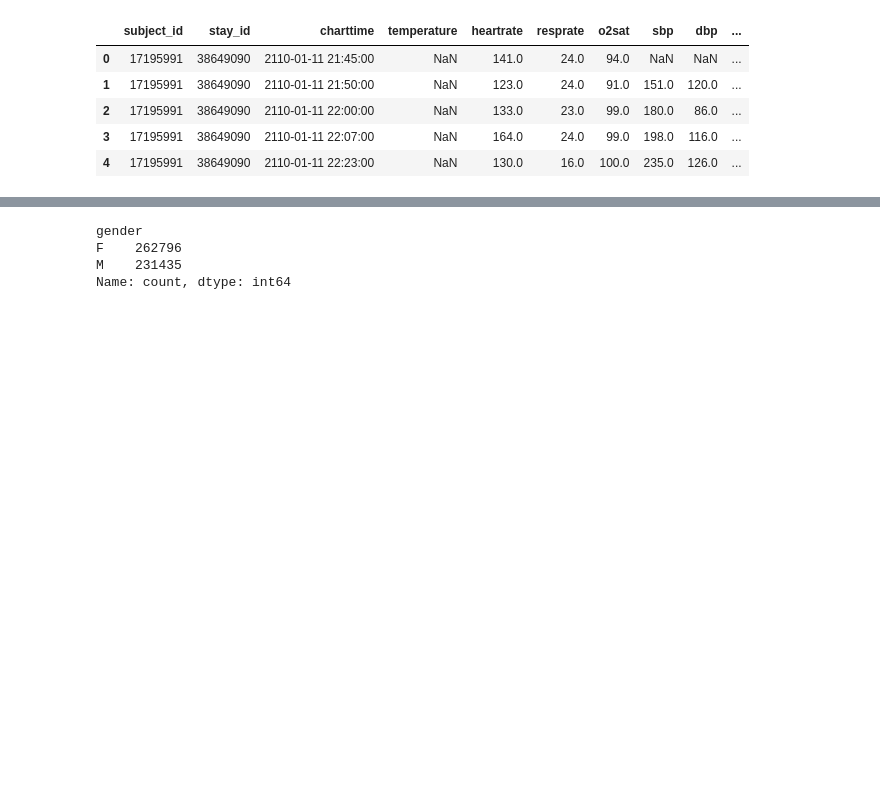
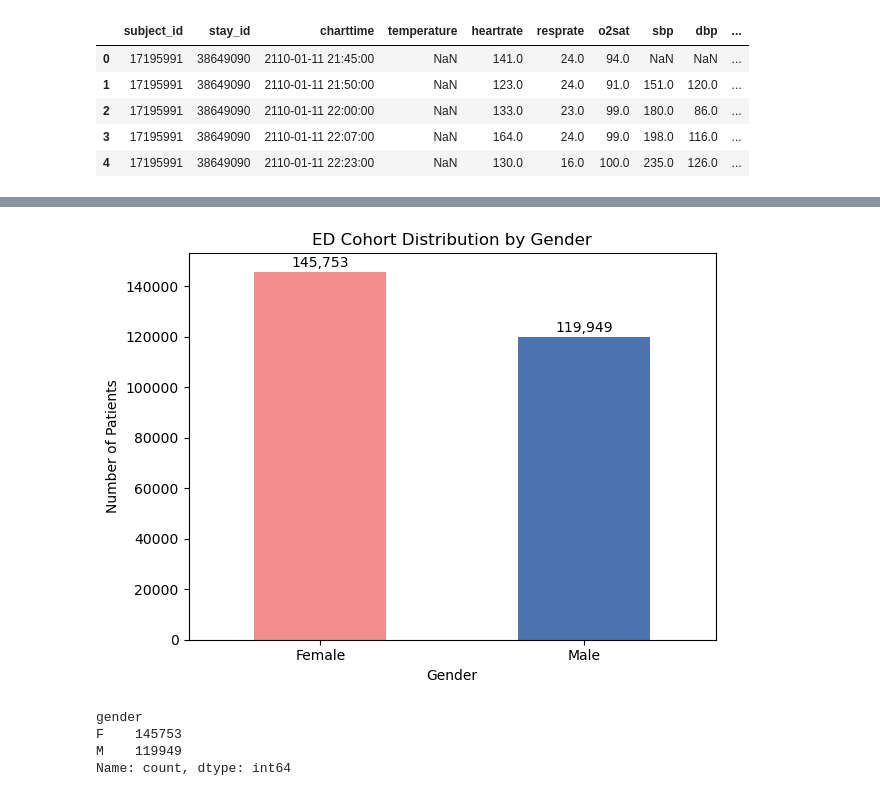
Before and after one commit to brandonng2/CardioTwin, a Jupyter notebook: notebooks/processed_data_eda.ipynb, the cells around one changed output, grey strips where cells are left out. Saved outputs shown, nothing was run; the diff lists cells and outputs as text; code cells hidden in the pictures; blank space fills up the shorter version.

```diff
--- a/notebooks/processed_data_eda.ipynb
+++ b/notebooks/processed_data_eda.ipynb
@@ -86,7 +147,30 @@ Name: count, dtype: int64
+# %%
+gender_counts = ed_encounters['gender'].value_counts()
+
+gender_counts = gender_counts.rename(index={'F': 'Female', 'M': 'Male'})
+
+colors = ['#F28E8E', '#4C72B0']  # coral pink (Female), soft blue (Male)
+
+plt.figure()
+ax = gender_counts.plot(kind='bar', color=colors)
+
+plt.xlabel("Gender")
+plt.ylabel("Number of Patients")
+plt.title("ED Cohort Distribution by Gender")
+plt.xticks(rotation=0)
+
+# Add values on top of bars
+for i, v in enumerate(gender_counts):
+    ax.text(i, v + 2000, f"{v:,}", ha='center')
+
+plt.tight_layout()
+plt.show()
+# %% [output]
+[figure, added]
 # %%
-clinical_encounters['gender'].value_counts()
+ed_encounters['gender'].value_counts()
 # %% [output]
 gender
-F    262796
-M    231435
+F    145753
+M    119949
 Name: count, dtype: int64
```
Also changed, not shown: parts of 13 cells of this notebook.
